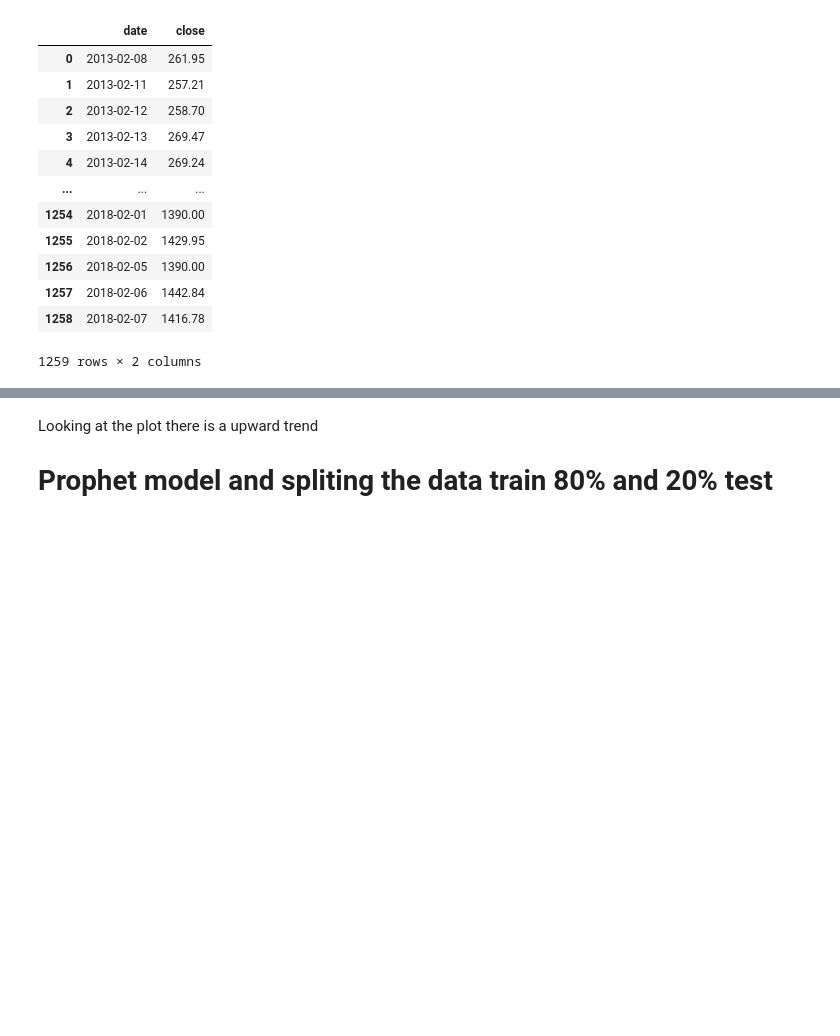
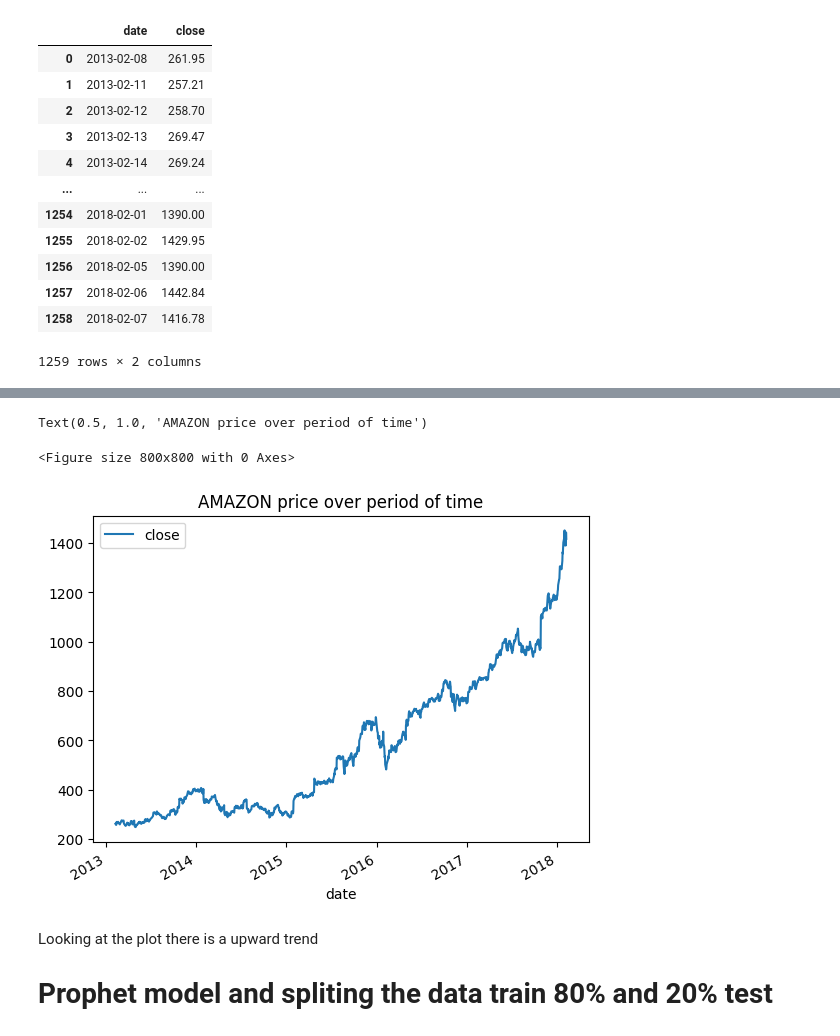
Before and after one commit to Sivasubramaniansivanayagam/IBM_Time_Series_specialization, a Jupyter notebook: Time_Series_IBM_assignment.ipynb, the cells around one changed output, grey strips where cells are left out. Cells and saved outputs as stored; diff of their text form; code cells hidden in the pictures; blank space fills up the shorter version.

```diff
--- a/Time_Series_IBM_assignment.ipynb
+++ b/Time_Series_IBM_assignment.ipynb
@@ -135,6 +140,14 @@ fig=px.line(df_amzn.set_index("date"))
 fig.show()
 # %% [output]
 [interactive output not drawn]
+# %%
+plt.figure(figsize=(8,8))
+df_amzn.set_index("date").plot()
+plt.title("AMAZON price over period of time")
+# %% [output]
+Text(0.5, 1.0, 'AMAZON price over period of time')
+<Figure size 800x800 with 0 Axes>
+[figure, added]
 # %% [markdown]
  Looking at the plot there is a upward trend
 
```
Also changed, not shown: parts of 15 cells of this notebook.
